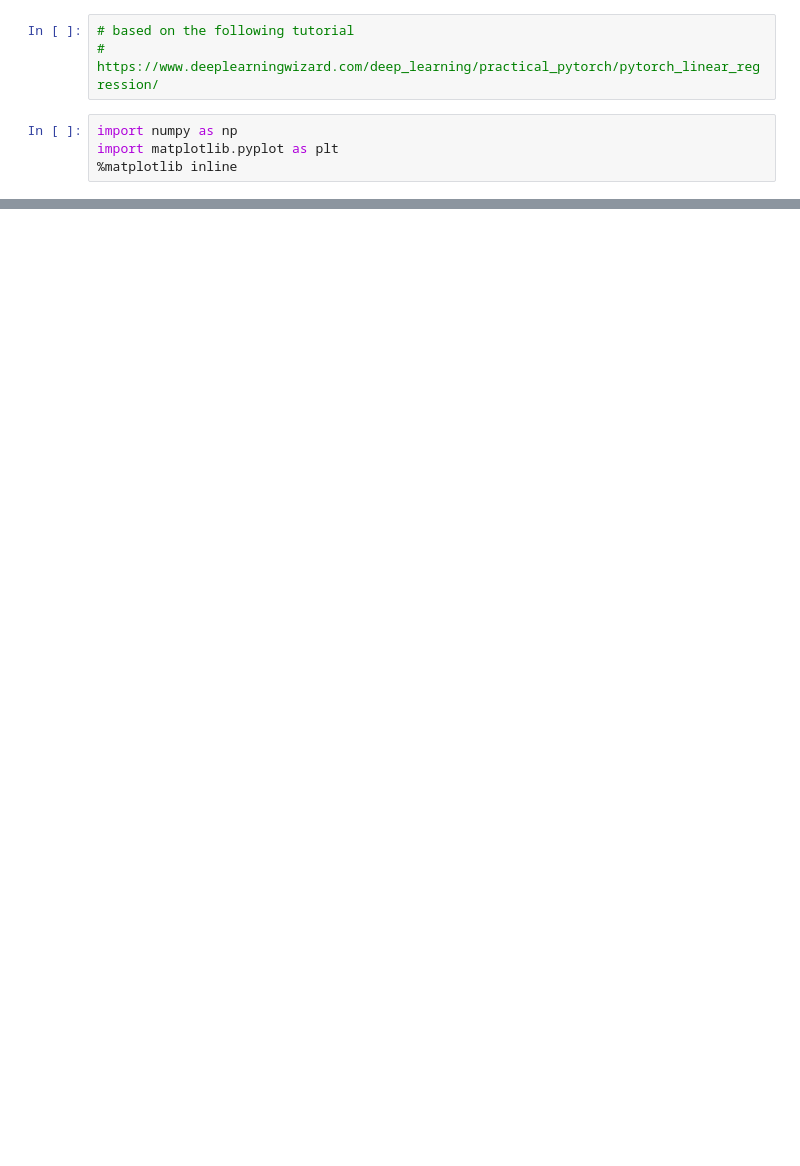
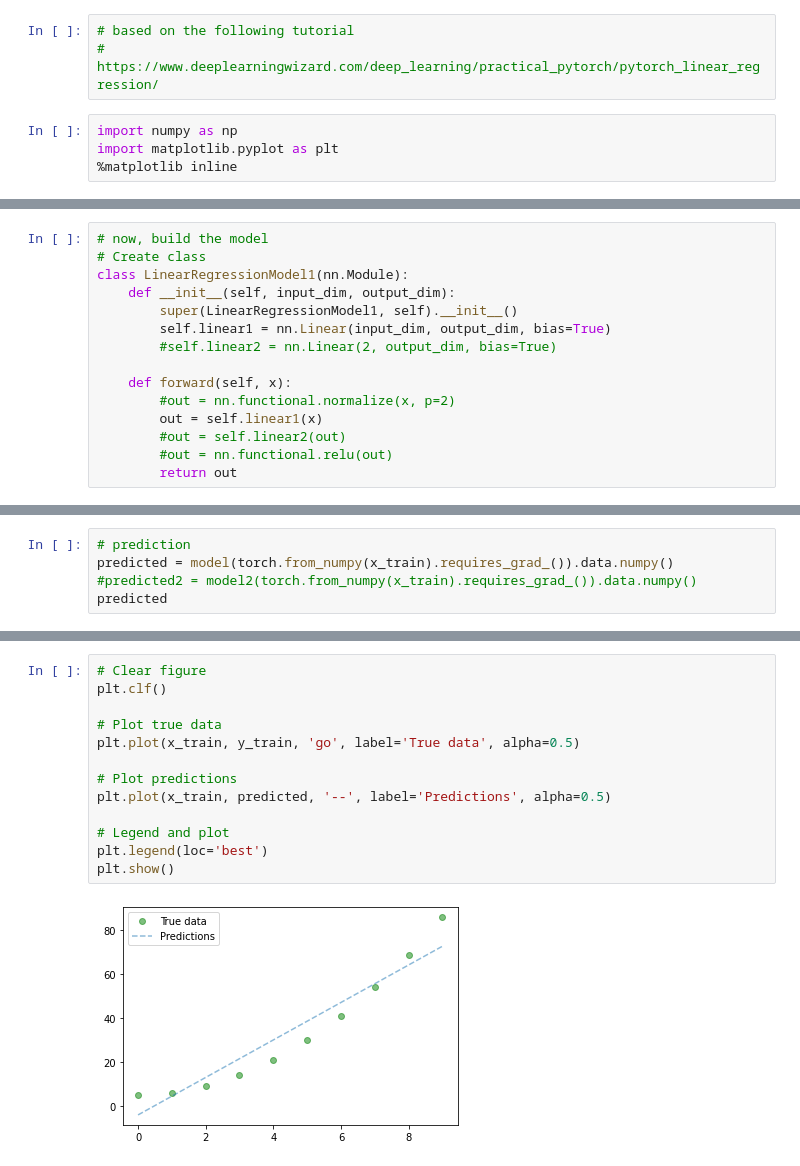
Before and after one commit to veschberwilli/ml_and_dl_stuff, a Jupyter notebook: regression_tasks/regression.ipynb, the cells around one changed output, grey strips where cells are left out. Drawn from its saved outputs; the diff is of its cells as text; blank space fills up the shorter version.

```diff
--- a/regression_tasks/regression.ipynb
+++ b/regression_tasks/regression.ipynb
@@ -20,0 +48,15 @@ plt.show()
+# %%
+# now, build the model
+# Create class
+class LinearRegressionModel1(nn.Module):
+    def __init__(self, input_dim, output_dim):
+        super(LinearRegressionModel1, self).__init__()
+        self.linear1 = nn.Linear(input_dim, output_dim, bias=True)
+        #self.linear2 = nn.Linear(2, output_dim, bias=True)
+
+    def forward(self, x):
+        #out = nn.functional.normalize(x, p=2)
+        out = self.linear1(x)
+        #out = self.linear2(out)
+        #out = nn.functional.relu(out)
+        return out
@@ -20,0 +147,5 @@ plt.show()
+# %%
+# prediction
+predicted = model(torch.from_numpy(x_train).requires_grad_()).data.numpy()
+#predicted2 = model2(torch.from_numpy(x_train).requires_grad_()).data.numpy()
+predicted
@@ -20,0 +163,15 @@ plt.show()
+# %%
+# Clear figure
+plt.clf()
+
+# Plot true data
+plt.plot(x_train, y_train, 'go', label='True data', alpha=0.5)
+
+# Plot predictions
+plt.plot(x_train, predicted, '--', label='Predictions', alpha=0.5)
+
+# Legend and plot
+plt.legend(loc='best')
+plt.show()
+# %% [output]
+[figure, added]
```
Also changed, not shown: parts of 10 cells of this notebook, 1 other file.
